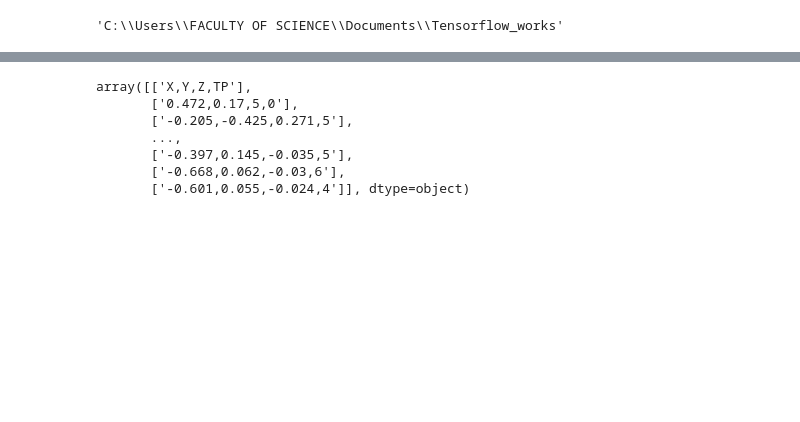
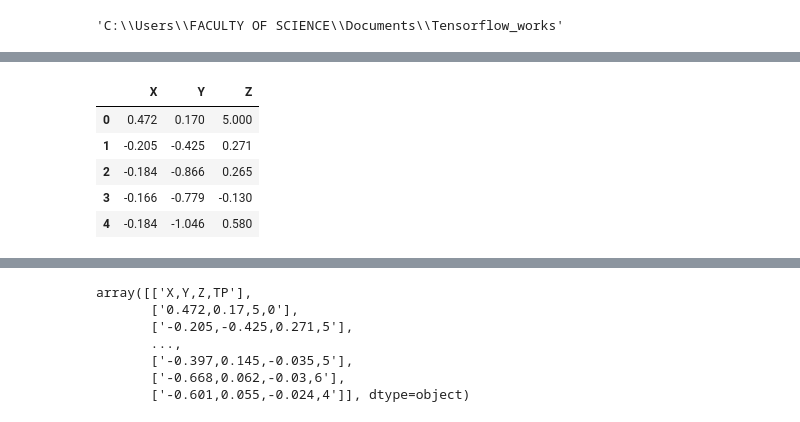
Before and after one commit to sylvas-j/ML, a Jupyter notebook: Tensorflow_works/mydata_ft_extraction.ipynb, the cells around one changed output, grey strips where cells are left out. Saved outputs shown, nothing was run; the diff lists cells and outputs as text; code cells hidden in the pictures; blank space fills up the shorter version.

```diff
--- a/Tensorflow_works/mydata_ft_extraction.ipynb
+++ b/Tensorflow_works/mydata_ft_extraction.ipynb
@@ -63,0 +73,12 @@ traintxtf.info
+# %%
+#traindata2.head()
+#df = traindata2.pop("TP")
+#df = traindata2.drop(traindata2.loc[:,"TP"])
+traindata2.head()
+# %% [output]
+|  | X | Y | Z |
+| 0 | 0.472 | 0.170 | 5.000 |
+| 1 | -0.205 | -0.425 | 0.271 |
+| 2 | -0.184 | -0.866 | 0.265 |
+| 3 | -0.166 | -0.779 | -0.130 |
+| 4 | -0.184 | -1.046 | 0.580 |
```
Also changed, not shown: parts of 14 cells of this notebook, 6 other files.
